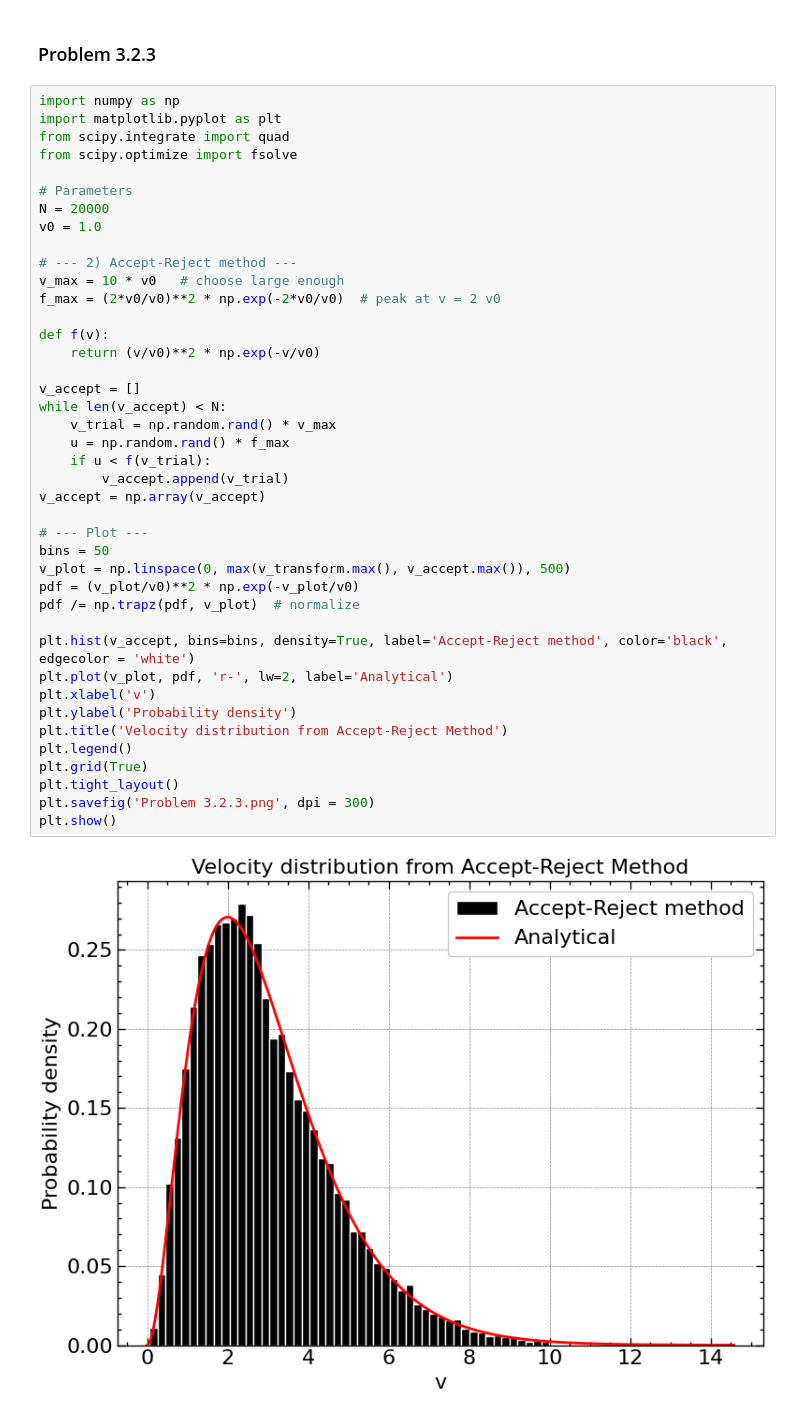
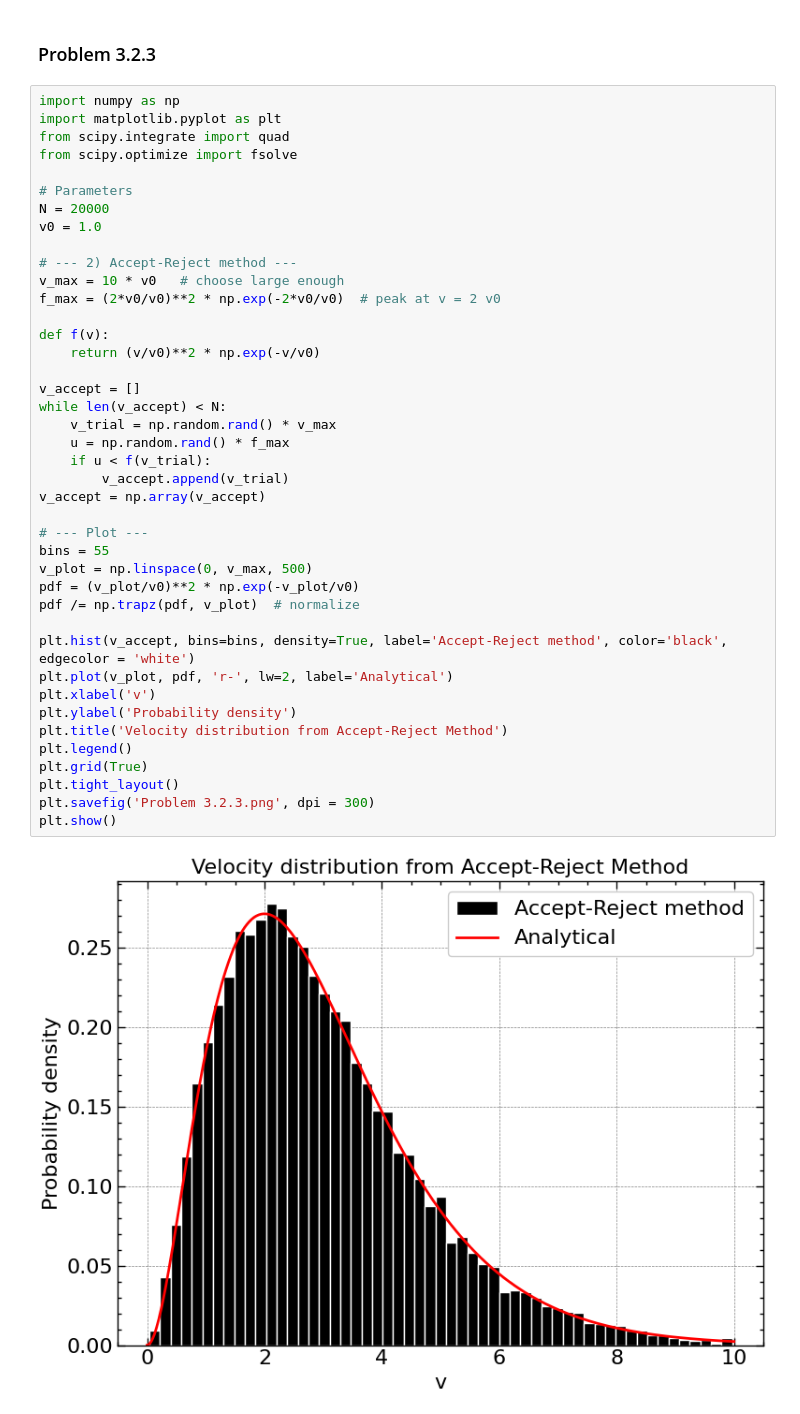
Before and after one commit to tobiassanta/AppStat2025, a Jupyter notebook: Problem Set/Problem Set.ipynb, the cells around one changed output. Drawn from its saved outputs; the diff is of its cells as text.

```diff
--- a/Problem Set/Problem Set.ipynb
+++ b/Problem Set/Problem Set.ipynb
@@ -708,33 +709,33 @@ v0 = 1.0
 # --- 2) Accept-Reject method ---
 v_max = 10 * v0   # choose large enough
 f_max = (2*v0/v0)**2 * np.exp(-2*v0/v0)  # peak at v = 2 v0
 
 def f(v):
     return (v/v0)**2 * np.exp(-v/v0)
 
 v_accept = []
 while len(v_accept) < N:
     v_trial = np.random.rand() * v_max
     u = np.random.rand() * f_max
     if u < f(v_trial):
         v_accept.append(v_trial)
 v_accept = np.array(v_accept)
 
 # --- Plot ---
-bins = 50
-v_plot = np.linspace(0, max(v_transform.max(), v_accept.max()), 500)
+bins = 55
+v_plot = np.linspace(0, v_max, 500)
 pdf = (v_plot/v0)**2 * np.exp(-v_plot/v0)
 pdf /= np.trapz(pdf, v_plot)  # normalize
 
 plt.hist(v_accept, bins=bins, density=True, label='Accept-Reject method', color='black', edgecolor = 'white')
 plt.plot(v_plot, pdf, 'r-', lw=2, label='Analytical')
 plt.xlabel('v')
 plt.ylabel('Probability density')
 plt.title('Velocity distribution from Accept-Reject Method')
 plt.legend()
 plt.grid(True)
 plt.tight_layout()
 plt.savefig('Problem 3.2.3.png', dpi = 300)
 plt.show()
 # %% [output]
-[figure, old version]
+[figure, new version]
```
Also changed, not shown: parts of 29 cells of this notebook.
